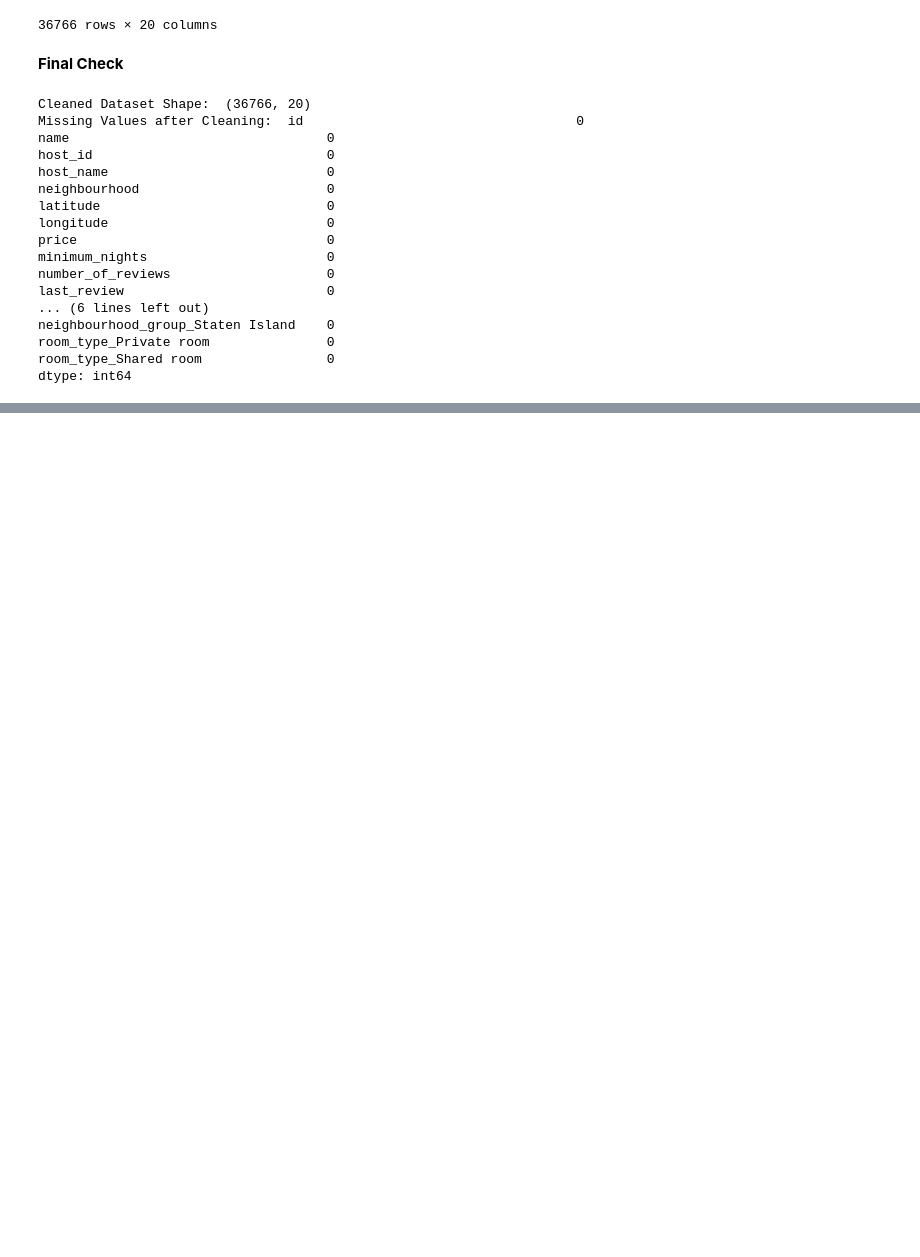
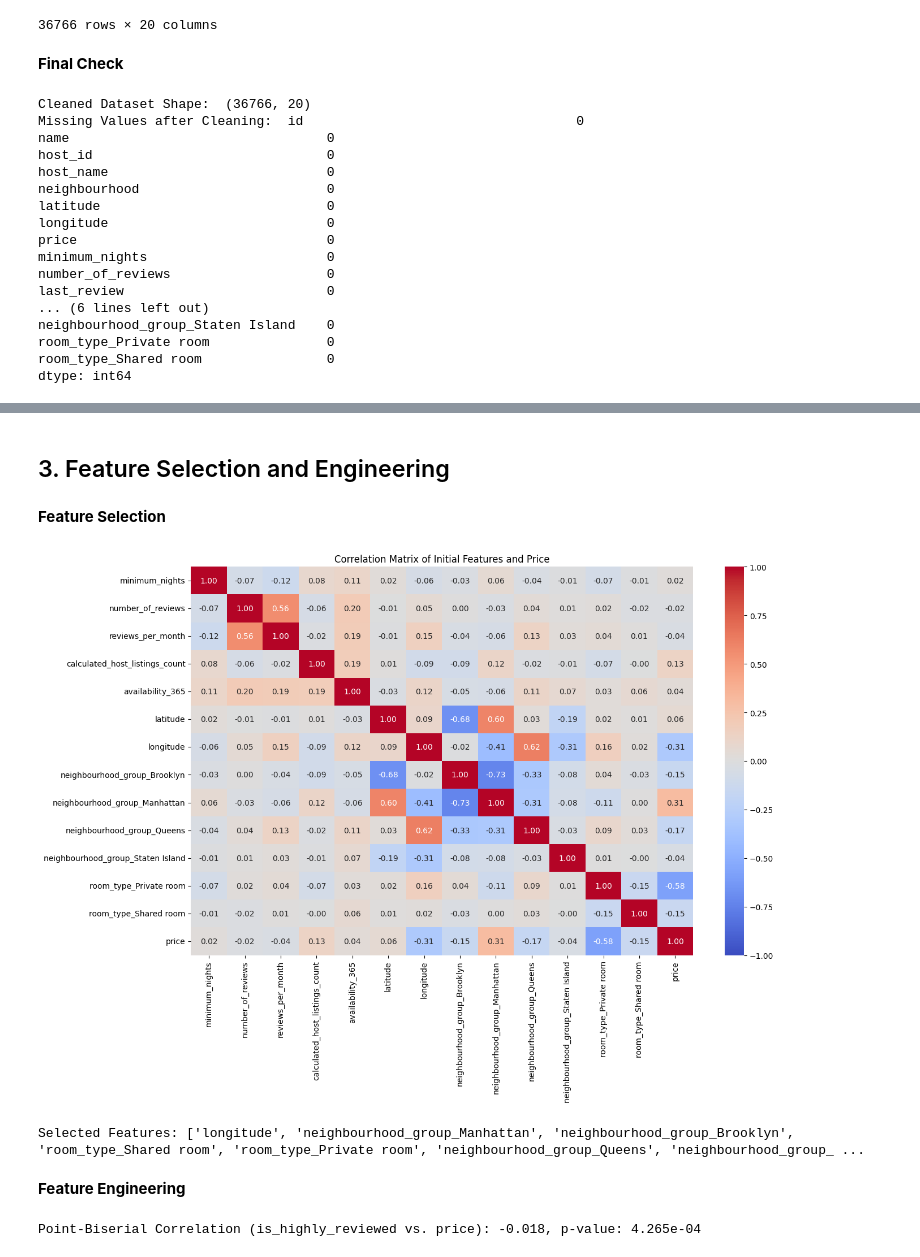
Before and after one commit to Nischal2015/data-viz, a Jupyter notebook: notebooks/notebook.ipynb, the cells around one changed output, grey strips where cells are left out. Saved outputs shown, nothing was run; the diff lists cells and outputs as text; code cells hidden in the pictures; blank space fills up the shorter version.

Commit message:
Complete feature selection and engineering

```diff
--- a/notebooks/notebook.ipynb
+++ b/notebooks/notebook.ipynb
@@ -470,3 +470,5 @@ Avoiding Multicollinearity: Dropping the first category (e.g., `neighbourhood_gr
     - The dataset is reduced in size (e.g., from ~48,895 to ~46,000 rows) but is of higher quality, with realistic prices and no missing values.
     - Visualizations confirm the effectiveness of cleaning (e.g., a tighter price distribution).
     - The preprocessing prepares the data for advanced tasks like feature engineering or predictive modeling, ensuring robust and reliable outcomes.
+# %% [markdown]
+## 3. Feature Selection and Engineering
@@ -472,0 +480,23 @@ Avoiding Multicollinearity: Dropping the first category (e.g., `neighbourhood_gr
+# %% [markdown]
+**Feature Selection**
+# %%
+# Initial feature candidates based on domanin knowledge
+initial_features = [
+    'minimum_nights',
+    'number_of_reviews',
+    'reviews_per_month',
+    'calculated_host_listings_count',
+    'availability_365',
+    'latitude',
+    'longitude'
+] + [col for col in df_clean.columns if 'neighbourhood_group' in col or 'room_type' in col]
+# %%
+# Correlation matrix with `price`
+corr_matrix = df_clean[initial_features + ['price']].corr()
+plt.figure(figsize=(14, 10))
+sns.heatmap(corr_matrix, annot=True, cmap='coolwarm', fmt='.2f', vmin=-1, vmax=1)
+plt.title('Correlation Matrix of Initial Features and Price')
+plt.tight_layout()
+plt.show()
+# %% [output]
+[figure, added]
@@ -472,0 +518,10 @@ Avoiding Multicollinearity: Dropping the first category (e.g., `neighbourhood_gr
+# %%
+# Select features with MI score > 0.05 or high domain relevance
+selected_features = mi_scores[mi_scores > 0.05].index.tolist()
+selected_features += [col for col in initial_features if 'neighbourhood_group_' in col or 'room_type_' in col]
+selected_features = list(set(selected_features))  # Remove duplicates
+print("Selected Features:", selected_features)
+# %% [output]
+Selected Features: ['longitude', 'neighbourhood_group_Manhattan', 'neighbourhood_group_Brooklyn', 'room_type_Shared room', 'room_type_Private room', 'neighbourhood_group_Queens', 'neighbourhood_group_ ...
+# %% [markdown]
+**Feature Engineering**
@@ -472,0 +545,6 @@ Avoiding Multicollinearity: Dropping the first category (e.g., `neighbourhood_gr
+# %%
+# Statistical analysis: Correlation of binary feature
+corr_highly_reviewed, p_value = pointbiserialr(df_clean['is_highly_reviewed'], df_clean['price'])
+print(f"Point-Biserial Correlation (is_highly_reviewed vs. price): {corr_highly_reviewed:.3f}, p-value: {p_value:.3e}")
+# %% [output]
+Point-Biserial Correlation (is_highly_reviewed vs. price): -0.018, p-value: 4.265e-04
```
Also changed, not shown: parts of 17 cells of this notebook, 2 other files.
